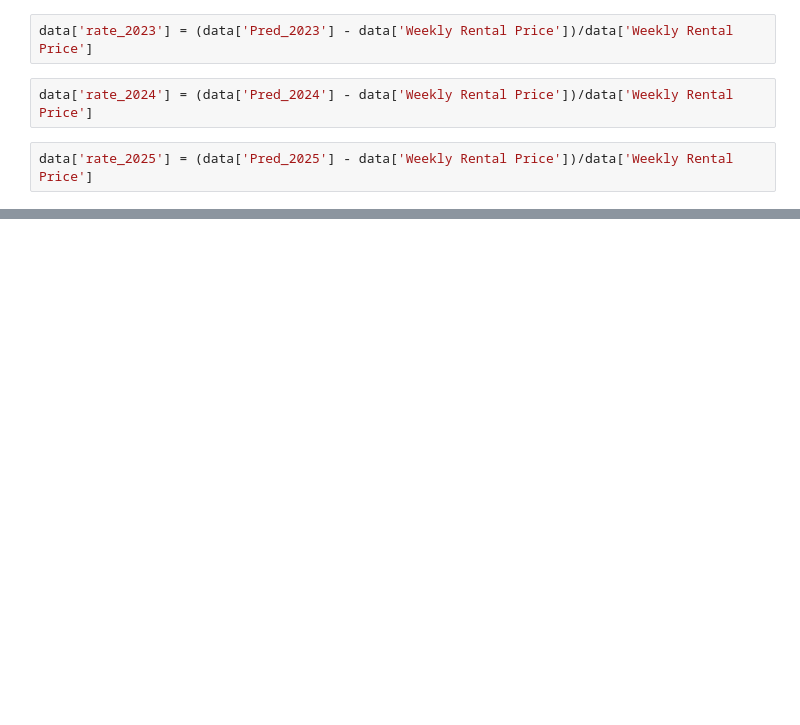
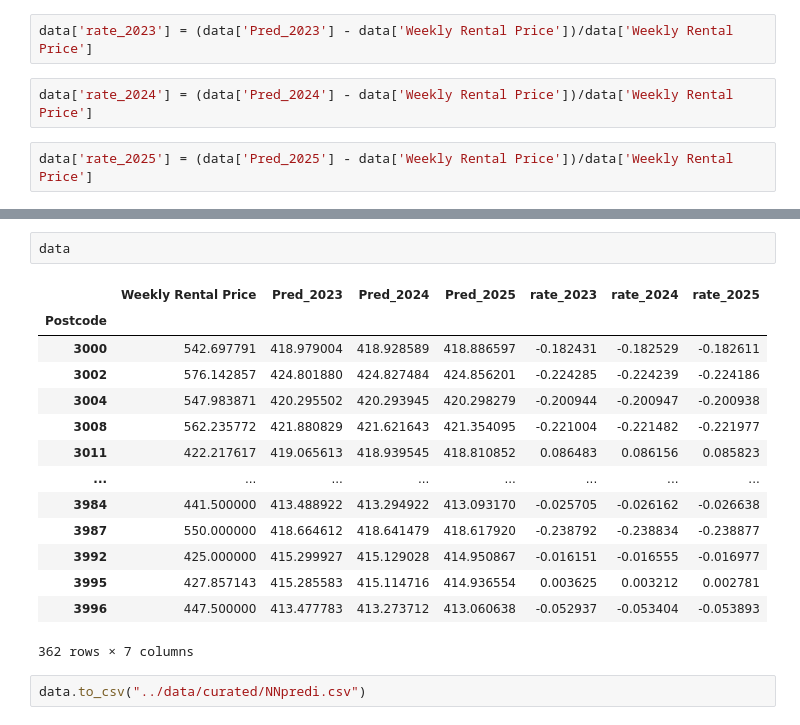
Before and after one commit to MAST30034-Applied-Data-Science/generic-real-estate-consulting-project-group50, a Jupyter notebook: draft works/NN_Model.ipynb, the cells around one changed output, grey strips where cells are left out. Drawn from its saved outputs; the diff is of its cells as text; blank space fills up the shorter version.

```diff
--- a/draft works/NN_Model.ipynb
+++ b/draft works/NN_Model.ipynb
@@ -193,0 +208,19 @@ data.to_csv("../data/curated/NNpredi.csv")
+# %%
+data
+# %% [output]
+|  | Weekly Rental Price | Pred_2023 | Pred_2024 | Pred_2025 | rate_2023 | rate_2024 | rate_2025 |
+| Postcode |  |  |  |  |  |  |  |
+| 3000 | 542.697791 | 418.979004 | 418.928589 | 418.886597 | -0.182431 | -0.182529 | -0.182611 |
+| 3002 | 576.142857 | 424.801880 | 424.827484 | 424.856201 | -0.224285 | -0.224239 | -0.224186 |
+| 3004 | 547.983871 | 420.295502 | 420.293945 | 420.298279 | -0.200944 | -0.200947 | -0.200938 |
+| 3008 | 562.235772 | 421.880829 | 421.621643 | 421.354095 | -0.221004 | -0.221482 | -0.221977 |
+| 3011 | 422.217617 | 419.065613 | 418.939545 | 418.810852 | 0.086483 | 0.086156 | 0.085823 |
+| ... | ... | ... | ... | ... | ... | ... | ... |
+| 3984 | 441.500000 | 413.488922 | 413.294922 | 413.093170 | -0.025705 | -0.026162 | -0.026638 |
+| 3987 | 550.000000 | 418.664612 | 418.641479 | 418.617920 | -0.238792 | -0.238834 | -0.238877 |
+| 3992 | 425.000000 | 415.299927 | 415.129028 | 414.950867 | -0.016151 | -0.016555 | -0.016977 |
+| 3995 | 427.857143 | 415.285583 | 415.114716 | 414.936554 | 0.003625 | 0.003212 | 0.002781 |
+| 3996 | 447.500000 | 413.477783 | 413.273712 | 413.060638 | -0.052937 | -0.053404 | -0.053893 |
+362 rows × 7 columns
+# %%
+data.to_csv("../data/curated/NNpredi.csv")
```
Also changed, not shown: parts of 14 cells of this notebook, 3 other files.
